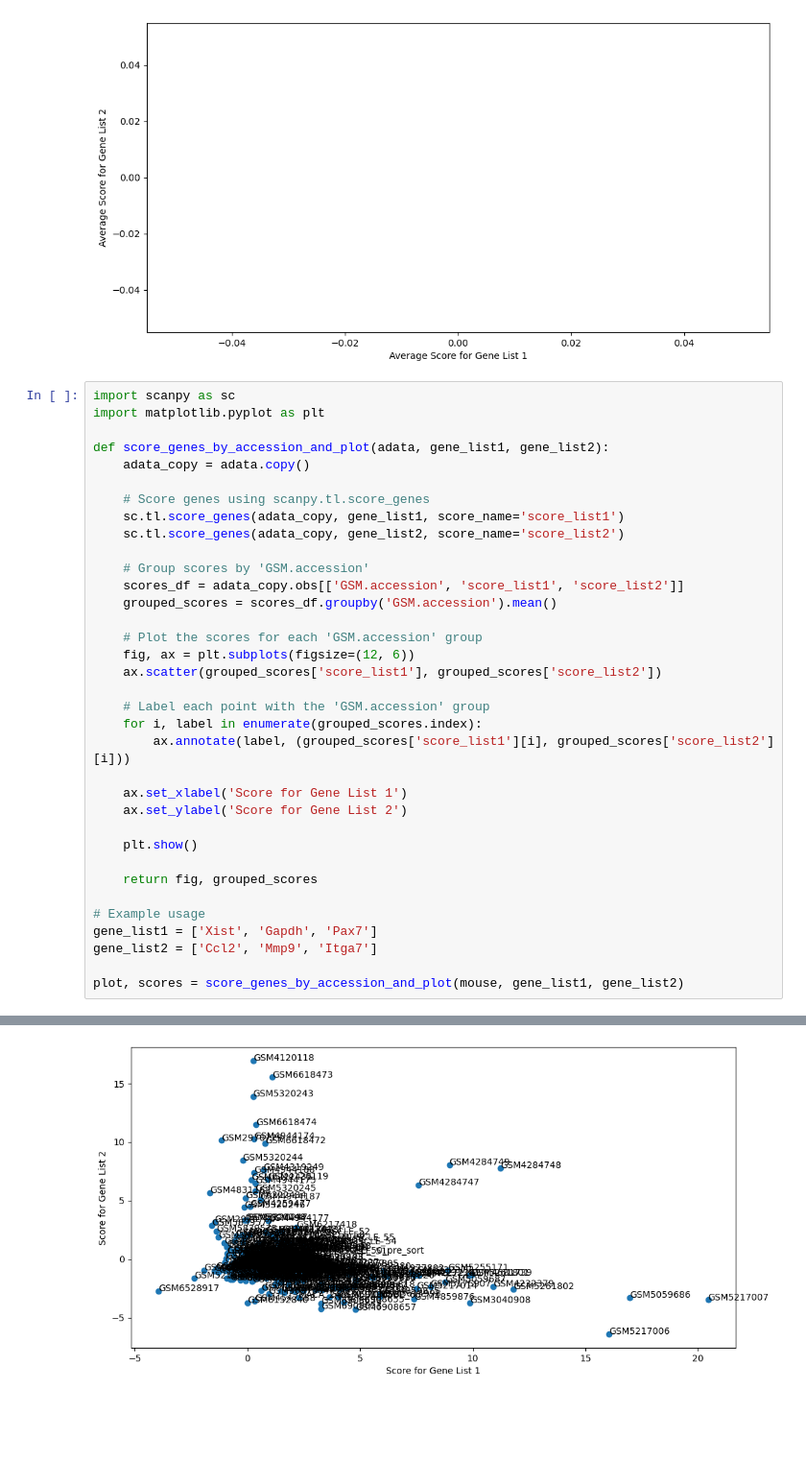
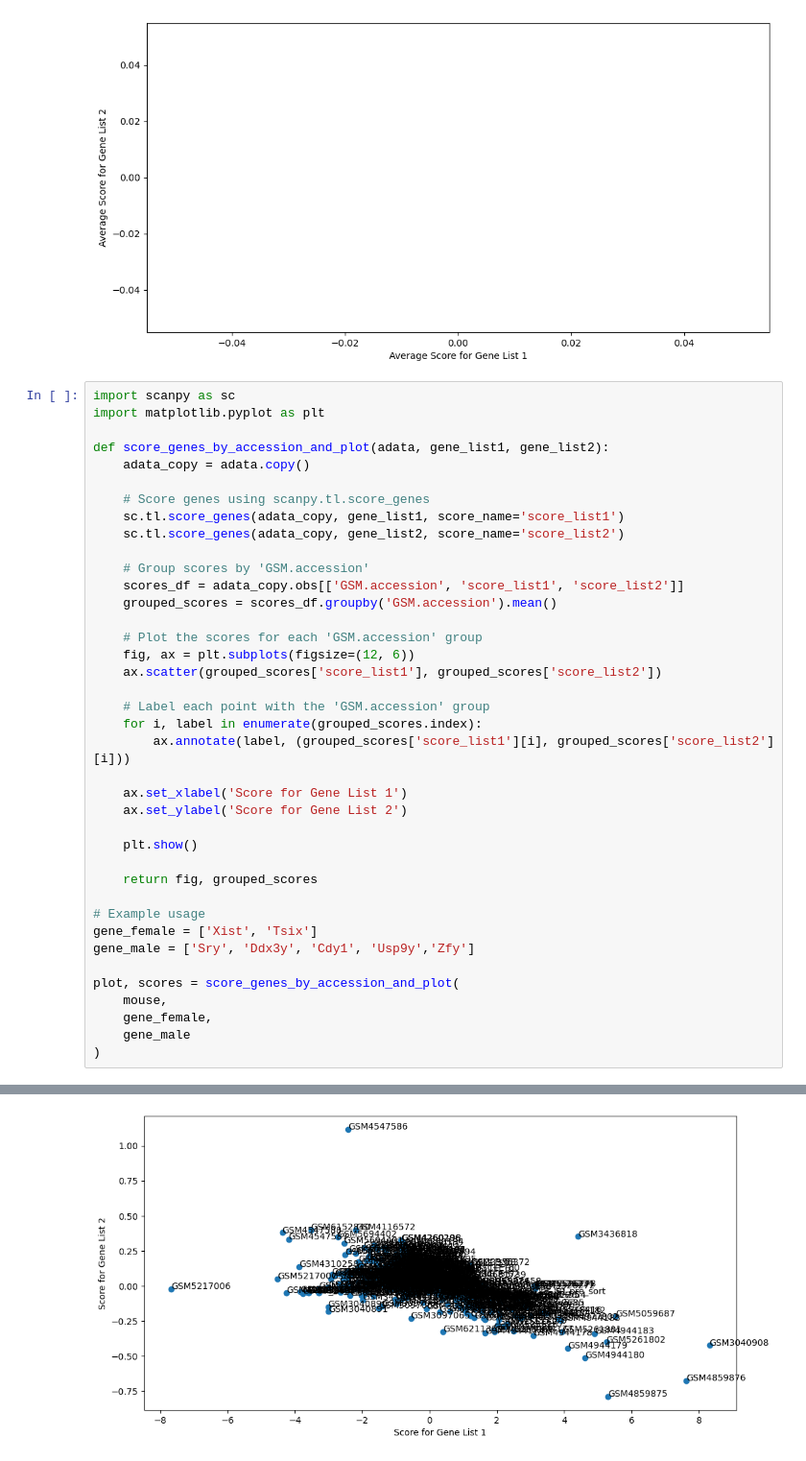
Before and after one commit to mckellardw/scMuscle2, a Jupyter notebook: vignettes/0_metadata_wrangling.ipynb, the cells around one changed output, grey strips where cells are left out. Shown at 96% size. Cells and saved outputs as stored; diff of their text form; blank space fills up the shorter version.

```diff
--- a/vignettes/0_metadata_wrangling.ipynb
+++ b/vignettes/0_metadata_wrangling.ipynb
@@ -296,8 +296,12 @@ def score_genes_by_accession_and_plot(adata, gene_list1, gene_list2):
     return fig, grouped_scores
 
 # Example usage
-gene_list1 = ['Xist', 'Gapdh', 'Pax7']
-gene_list2 = ['Ccl2', 'Mmp9', 'Itga7']
+gene_female = ['Xist', 'Tsix']
+gene_male = ['Sry', 'Ddx3y', 'Cdy1', 'Usp9y','Zfy']
 
-plot, scores = score_genes_by_accession_and_plot(mouse, gene_list1, gene_list2)
+plot, scores = score_genes_by_accession_and_plot(
+    mouse,
+    gene_female,
+    gene_male
+)
 # %% [output]
@@ -304 +309 @@ plot, scores = score_genes_by_accession_and_plot(mouse, gene_list1, gene_list2)
-[figure, old version]
+[figure, new version]
```
Also changed, not shown: parts of 1 cell of this notebook, 1 other file.
